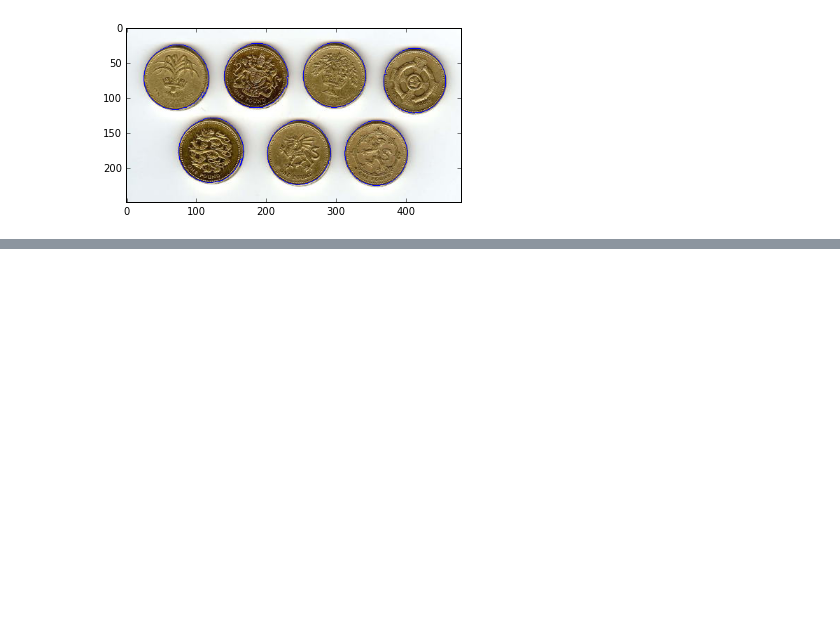
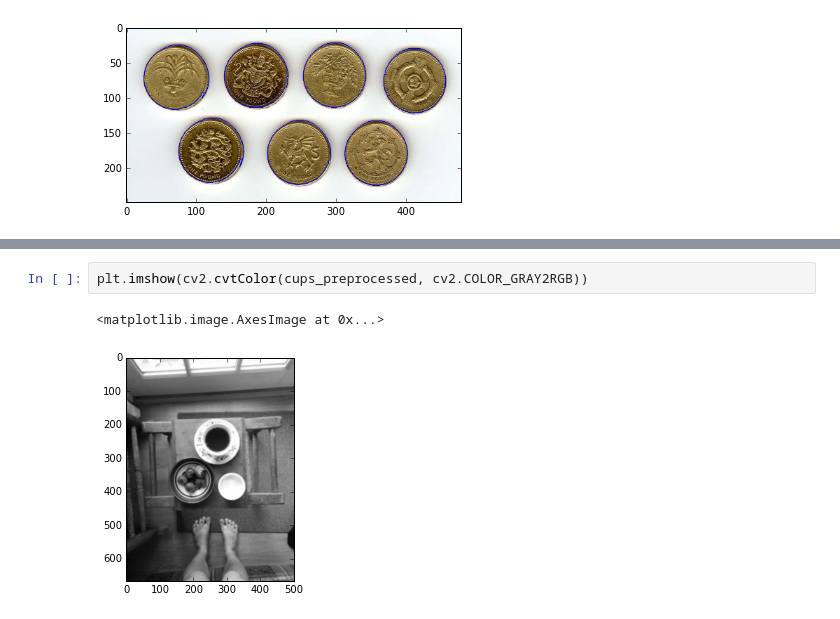
Before and after one commit to YuheiNakasaka/image-processing-training-with-python, a Jupyter notebook: dive-into-image-processing-with-opencv/ipython.ipynb, the cells around one changed output, grey strips where cells are left out. Drawn from its saved outputs; the diff is of its cells as text; blank space fills up the shorter version.

```diff
--- a/dive-into-image-processing-with-opencv/ipython.ipynb
+++ b/dive-into-image-processing-with-opencv/ipython.ipynb
@@ -295,0 +303,5 @@ number of coins: 7
+# %%
+plt.imshow(cv2.cvtColor(cups_preprocessed, cv2.COLOR_GRAY2RGB))
+# %% [output]
+<matplotlib.image.AxesImage at 0x...>
+[figure, added]
```
Also changed, not shown: parts of 3 cells of this notebook, 6 other files.
